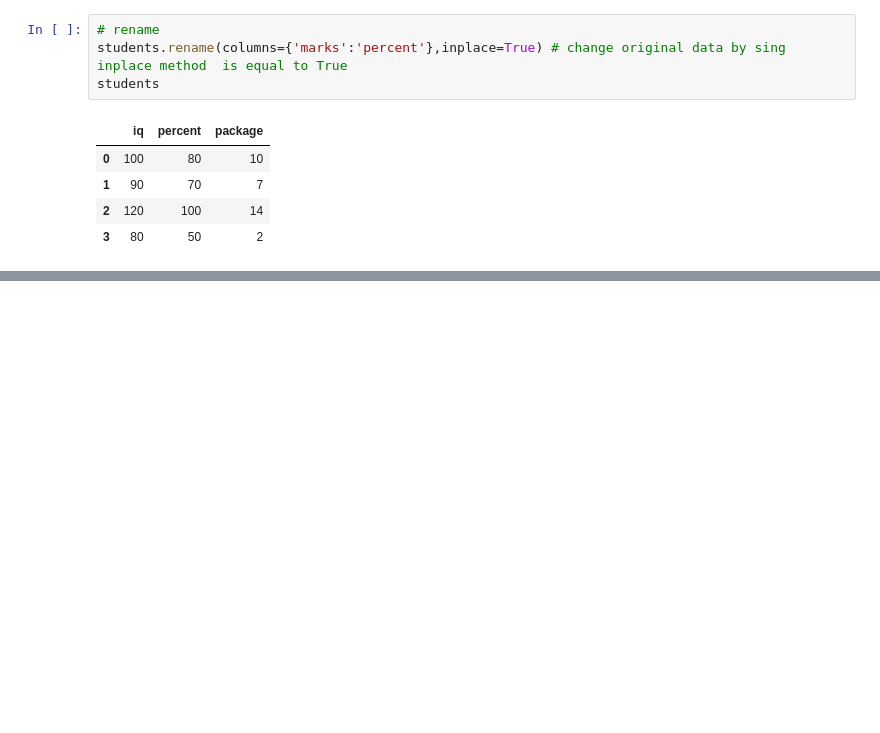
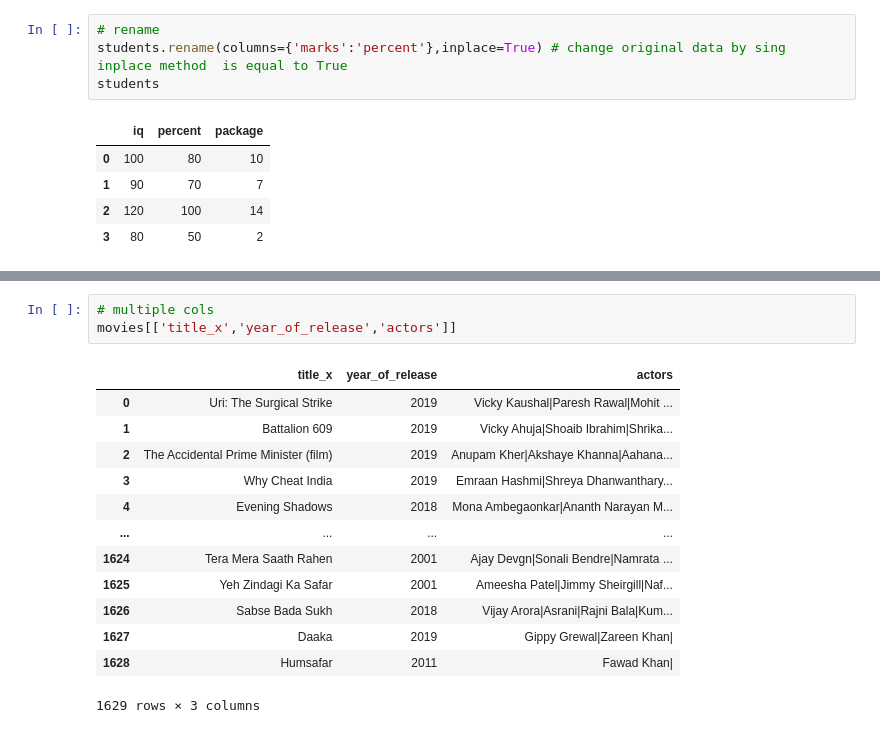
Before and after one commit to abhinavpandey010/Python-Libraries, a Jupyter notebook: Pandas/dataframe.ipynb, the cells around one changed output, grey strips where cells are left out. Saved outputs shown, nothing was run; the diff lists cells and outputs as text; blank space fills up the shorter version.

```diff
--- a/Pandas/dataframe.ipynb
+++ b/Pandas/dataframe.ipynb
@@ -290,0 +323,17 @@ students
+# %%
+# multiple cols
+movies[['title_x','year_of_release','actors']]
+# %% [output]
+|  | title_x | year_of_release | actors |
+| 0 | Uri: The Surgical Strike | 2019 | Vicky Kaushal|Paresh Rawal|Mohit ... |
+| 1 | Battalion 609 | 2019 | Vicky Ahuja|Shoaib Ibrahim|Shrika... |
+| 2 | The Accidental Prime Minister (film) | 2019 | Anupam Kher|Akshaye Khanna|Aahana... |
+| 3 | Why Cheat India | 2019 | Emraan Hashmi|Shreya Dhanwanthary... |
+| 4 | Evening Shadows | 2018 | Mona Ambegaonkar|Ananth Narayan M... |
+| ... | ... | ... | ... |
+| 1624 | Tera Mera Saath Rahen | 2001 | Ajay Devgn|Sonali Bendre|Namrata ... |
+| 1625 | Yeh Zindagi Ka Safar | 2001 | Ameesha Patel|Jimmy Sheirgill|Naf... |
+| 1626 | Sabse Bada Sukh | 2018 | Vijay Arora|Asrani|Rajni Bala|Kum... |
+| 1627 | Daaka | 2019 | Gippy Grewal|Zareen Khan| |
+| 1628 | Humsafar | 2011 | Fawad Khan| |
+1629 rows × 3 columns
```
Also changed, not shown: parts of 12 cells of this notebook.
